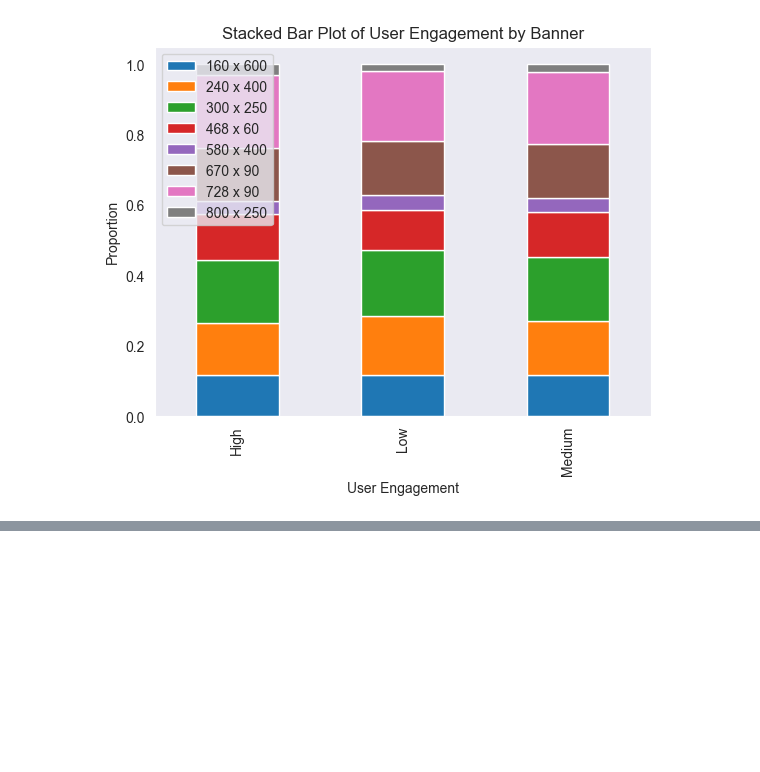
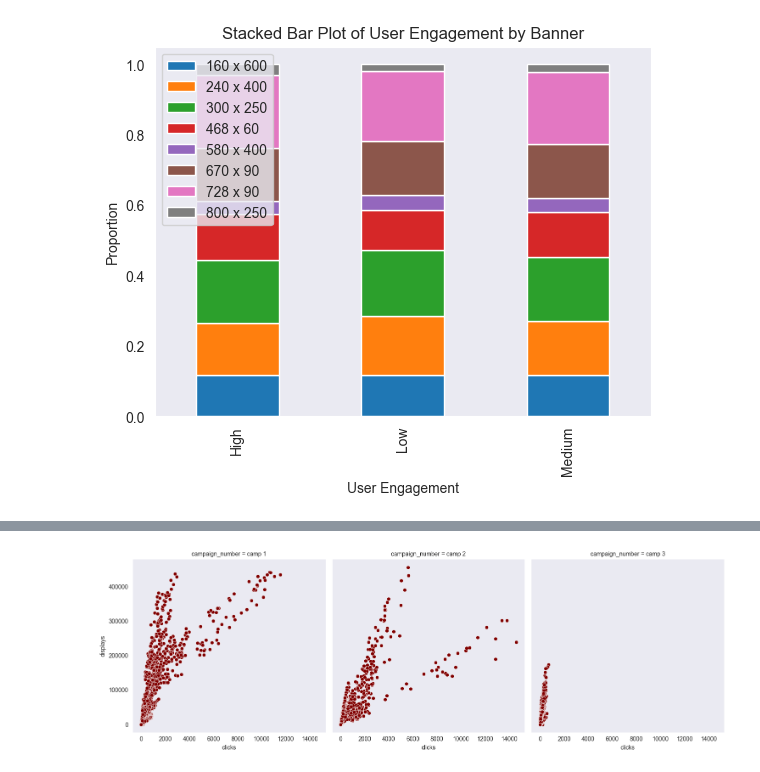
Before and after one commit to BKAPADIA04/Digital-Marketing-Data-Analysis, a Jupyter notebook: Online_Advertising_Performance_Data/jupyter_nbs/eda_part1.ipynb, the cells around one changed output, grey strips where cells are left out. Saved outputs shown, nothing was run; the diff lists cells and outputs as text; code cells hidden in the pictures; blank space fills up the shorter version.

```diff
--- a/Online_Advertising_Performance_Data/jupyter_nbs/eda.ipynb
+++ b/Online_Advertising_Performance_Data/jupyter_nbs/eda_part1.ipynb
@@ -622,0 +657,5 @@ plt.show()
+# %%
+sns.relplot(kind = 'scatter',data = df,x = 'clicks',y = 'displays',col = 'campaign_number',color = 'maroon')
+plt.show()
+# %% [output]
+[figure, added]
```
Also changed, not shown: parts of 22 cells of this notebook, 4 other files.
